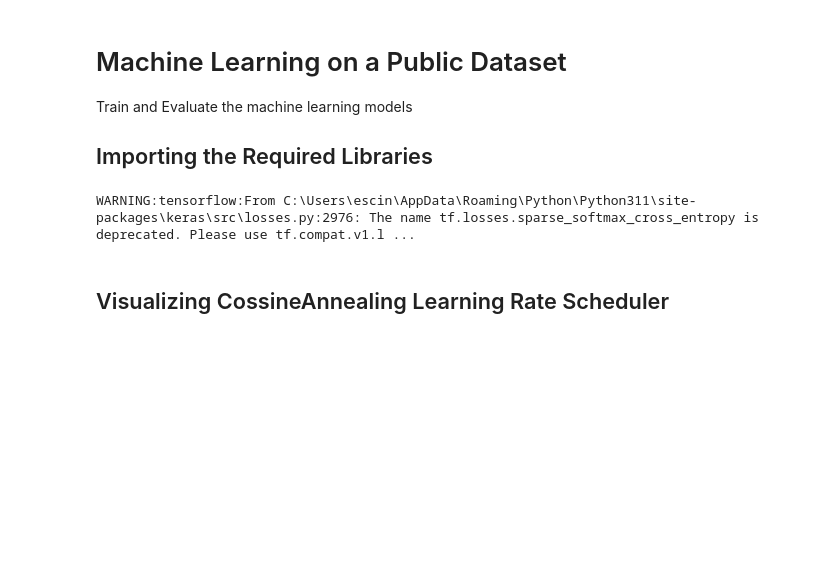
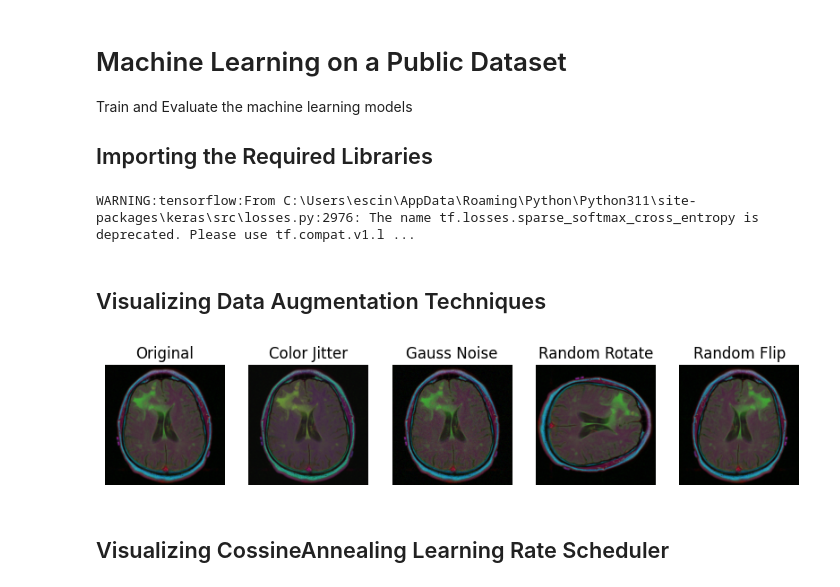
Before and after one commit to akt00/FinalProject, a Jupyter notebook: main.ipynb, the cells around one changed output. Saved outputs shown, nothing was run; the diff lists cells and outputs as text; code cells hidden in the pictures; blank space fills up the shorter version.

```diff
--- a/main.ipynb
+++ b/main.ipynb
@@ -14,6 +15,34 @@ from src.models import UNet, DeepLabv4
 from src.utils import train_and_evaluate
 # %% [output]
 WARNING:tensorflow:From C:\Users\escin\AppData\Roaming\Python\Python311\site-packages\keras\src\losses.py:2976: The name tf.losses.sparse_softmax_cross_entropy is deprecated. Please use tf.compat.v1.l ...
+# %% [markdown]
+## Visualizing Data Augmentation Techniques
+# %%
+path = "./dataset/test/TCGA_CS_4941_19960909_15.tif"
+jitter = A.ColorJitter(always_apply=True)
+noise = A.GaussNoise(always_apply=True)
+rotate = A.RandomRotate90(always_apply=True)
+flip = A.Flip(always_apply=True)
+img = cv2.imread(path)
+_, (ax1, ax2, ax3, ax4, ax5) = plt.subplots(1, 5, figsize=(10, 5))
+ax1.imshow(img)
+ax1.axis('off')
+ax1.set_title('Original')
+ax2.imshow(jitter(image=img)['image'])
+ax2.axis('off')
+ax2.set_title('Color Jitter')
+ax3.imshow(noise(image=img)['image'])
+ax3.axis('off')
+ax3.set_title('Gauss Noise')
+ax4.imshow(rotate(image=img)['image'])
+ax4.axis('off')
+ax4.set_title('Random Rotate')
+ax5.imshow(flip(image=img)['image'])
+ax5.axis('off')
+ax5.set_title('Random Flip')
+plt.show()
+# %% [output]
+[figure, added]
 # %% [markdown]
 ## Visualizing CossineAnnealing Learning Rate Scheduler
 # %%
```
Also changed, not shown: parts of 1 cell of this notebook.
